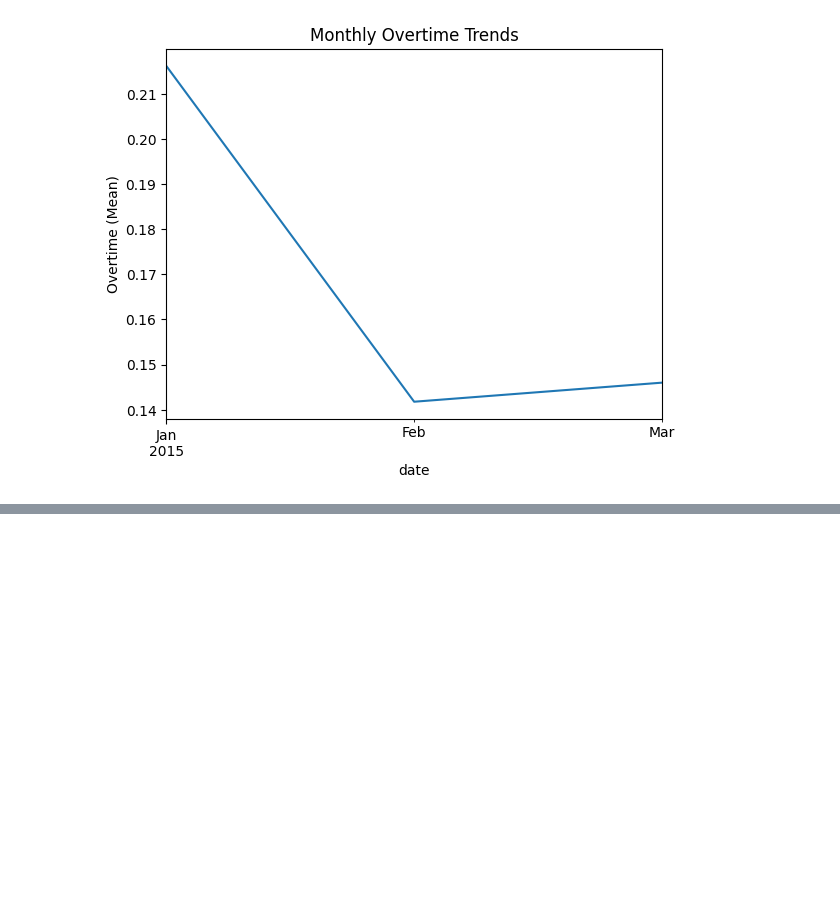
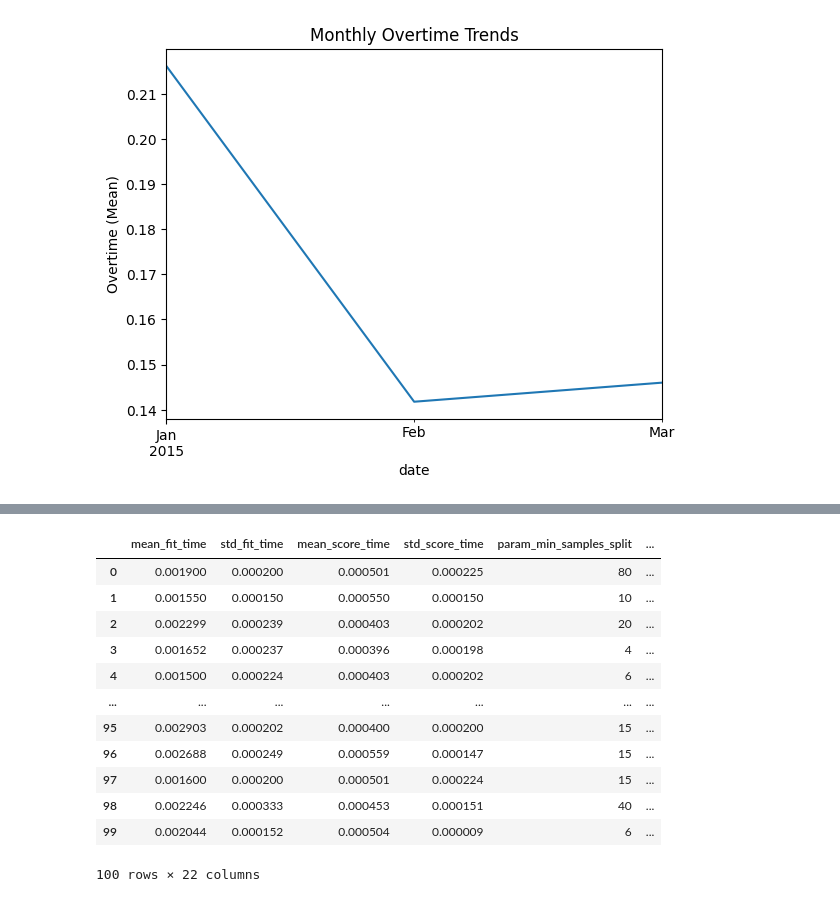
Before and after one commit to jordanchong911/Garments, a Jupyter notebook: garments.ipynb, the cells around one changed output, grey strips where cells are left out. Drawn from its saved outputs; the diff is of its cells as text; code cells hidden in the pictures; blank space fills up the shorter version.

```diff
--- a/garments.ipynb
+++ b/garments.ipynb
@@ -318,0 +589,17 @@ plt.show()
+# %%
+rsr_results = pd.DataFrame(rsr.cv_results_)
+rsr_results
+# %% [output]
+|  | mean_fit_time | std_fit_time | mean_score_time | std_score_time | param_min_samples_split | ... |
+| 0 | 0.001900 | 0.000200 | 0.000501 | 0.000225 | 80 | ... |
+| 1 | 0.001550 | 0.000150 | 0.000550 | 0.000150 | 10 | ... |
+| 2 | 0.002299 | 0.000239 | 0.000403 | 0.000202 | 20 | ... |
+| 3 | 0.001652 | 0.000237 | 0.000396 | 0.000198 | 4 | ... |
+| 4 | 0.001500 | 0.000224 | 0.000403 | 0.000202 | 6 | ... |
+| ... | ... | ... | ... | ... | ... | ... |
+| 95 | 0.002903 | 0.000202 | 0.000400 | 0.000200 | 15 | ... |
+| 96 | 0.002688 | 0.000249 | 0.000559 | 0.000147 | 15 | ... |
+| 97 | 0.001600 | 0.000200 | 0.000501 | 0.000224 | 15 | ... |
+| 98 | 0.002246 | 0.000333 | 0.000453 | 0.000151 | 40 | ... |
+| 99 | 0.002044 | 0.000152 | 0.000504 | 0.000009 | 6 | ... |
+100 rows × 22 columns
```
Also changed, not shown: parts of 17 cells of this notebook.
